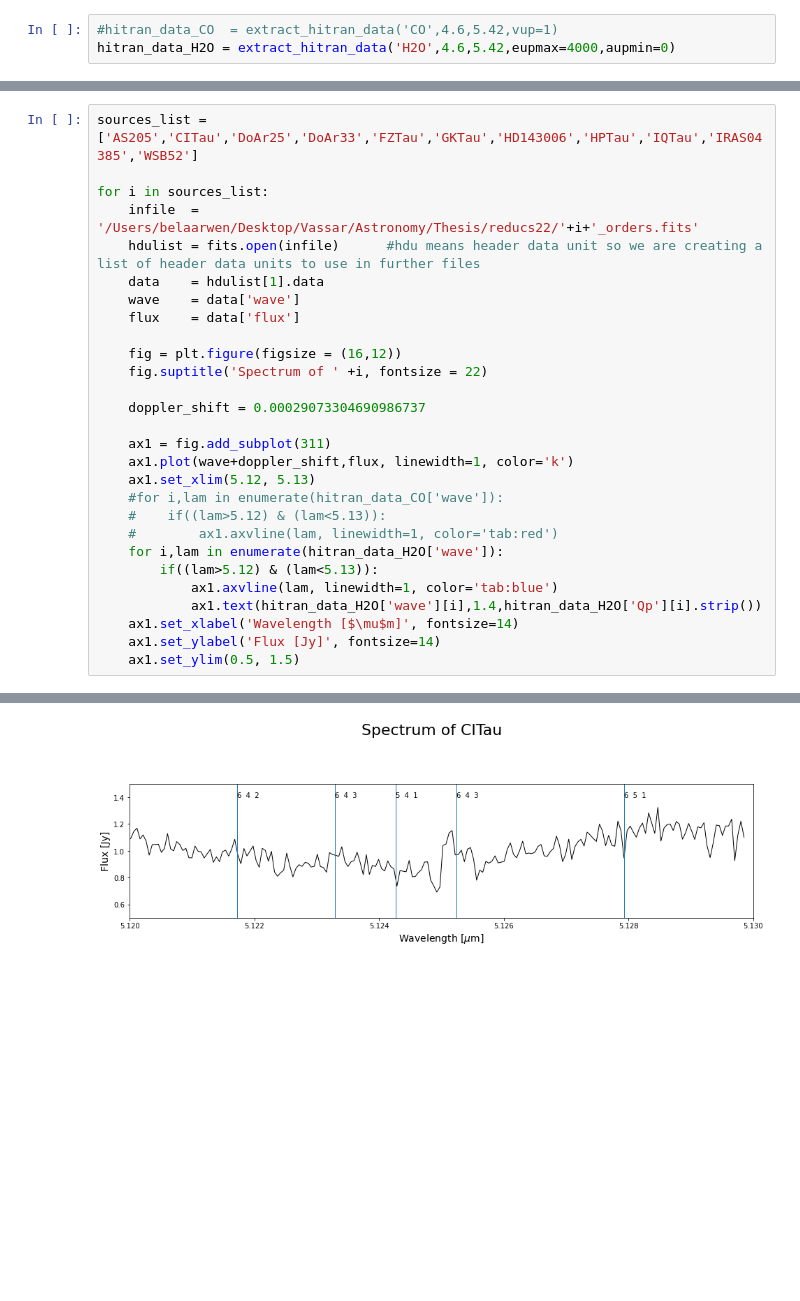
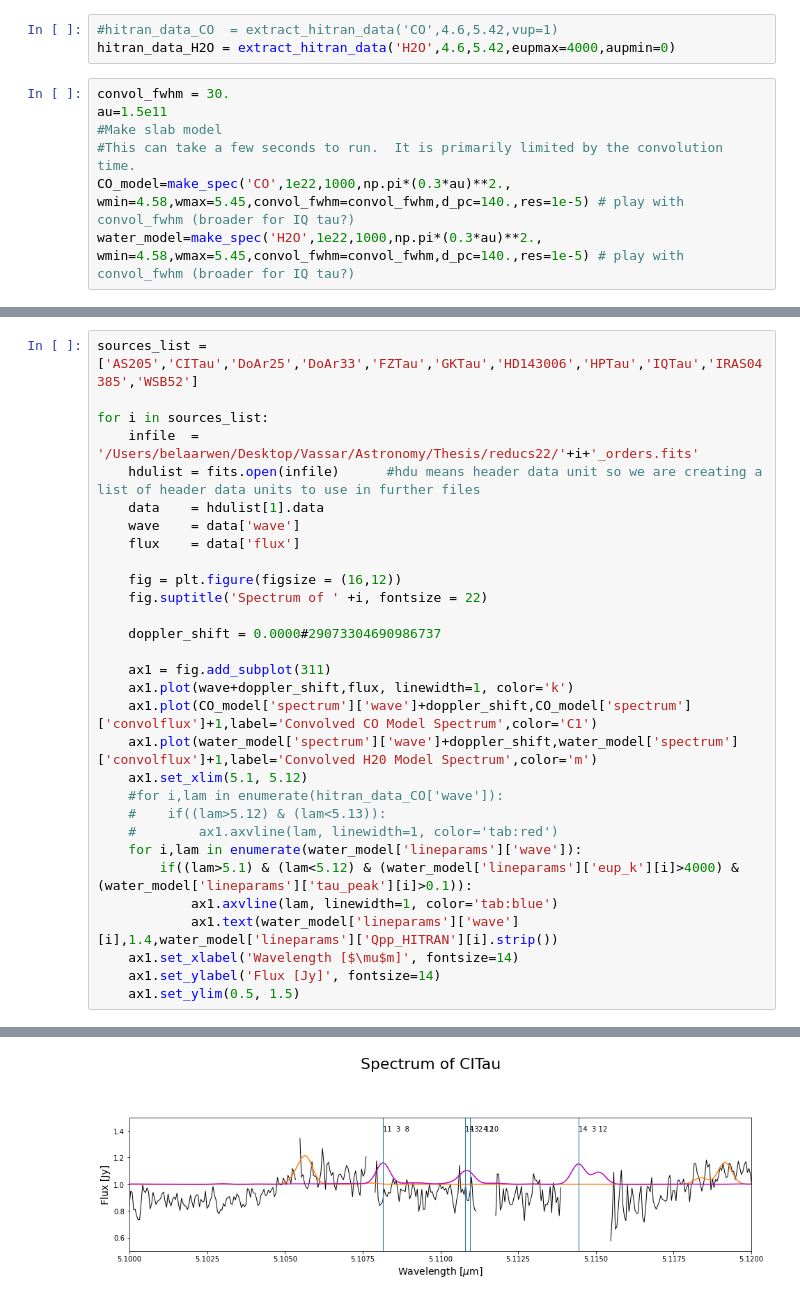
Before and after one commit to Bela-Arwen/Senior_Thesis, a Jupyter notebook: Feature Near 5.125-5.130 microns.ipynb, the cells around one changed output, grey strips where cells are left out. Cells and saved outputs as stored; diff of their text form; blank space fills up the shorter version.

Commit message:
creating new plotting routine notebook

```diff
--- a/Feature Near 5.125-5.130 microns.ipynb
+++ b/Feature Near 5.125-5.130 microns.ipynb
@@ -29,3 +29,10 @@ print(spectools_ir.__file__)
 # %%
 #hitran_data_CO  = extract_hitran_data('CO',4.6,5.42,vup=1)
 hitran_data_H2O = extract_hitran_data('H2O',4.6,5.42,eupmax=4000,aupmin=0)
+# %%
+convol_fwhm = 30.
+au=1.5e11
+#Make slab model
+#This can take a few seconds to run.  It is primarily limited by the convolution time.
+CO_model=make_spec('CO',1e22,1000,np.pi*(0.3*au)**2., wmin=4.58,wmax=5.45,convol_fwhm=convol_fwhm,d_pc=140.,res=1e-5) # play with convol_fwhm (broader for IQ tau?)
+water_model=make_spec('H2O',1e22,1000,np.pi*(0.3*au)**2., wmin=4.58,wmax=5.45,convol_fwhm=convol_fwhm,d_pc=140.,res=1e-5) # play with convol_fwhm (broader for IQ tau?)
@@ -42,18 +74,20 @@ for i in sources_list:
     fig = plt.figure(figsize = (16,12))
     fig.suptitle('Spectrum of ' +i, fontsize = 22)
 
-    doppler_shift = 0.00029073304690986737
+    doppler_shift = 0.0000#29073304690986737
 
     ax1 = fig.add_subplot(311)
     ax1.plot(wave+doppler_shift,flux, linewidth=1, color='k')
-    ax1.set_xlim(5.12, 5.13)
+    ax1.plot(CO_model['spectrum']['wave']+doppler_shift,CO_model['spectrum']['convolflux']+1,label='Convolved CO Model Spectrum',color='C1')
+    ax1.plot(water_model['spectrum']['wave']+doppler_shift,water_model['spectrum']['convolflux']+1,label='Convolved H20 Model Spectrum',color='m')
+    ax1.set_xlim(5.1, 5.12)
     #for i,lam in enumerate(hitran_data_CO['wave']):
     #    if((lam>5.12) & (lam<5.13)):
     #        ax1.axvline(lam, linewidth=1, color='tab:red')
-    for i,lam in enumerate(hitran_data_H2O['wave']):
-        if((lam>5.12) & (lam<5.13)):
+    for i,lam in enumerate(water_model['lineparams']['wave']):
+        if((lam>5.1) & (lam<5.12) & (water_model['lineparams']['eup_k'][i]>4000) & (water_model['lineparams']['tau_peak'][i]>0.1)):
             ax1.axvline(lam, linewidth=1, color='tab:blue')
-            ax1.text(hitran_data_H2O['wave'][i],1.4,hitran_data_H2O['Qp'][i].strip())
+            ax1.text(water_model['lineparams']['wave'][i],1.4,water_model['lineparams']['Qpp_HITRAN'][i].strip())
     ax1.set_xlabel('Wavelength [$\mu$m]', fontsize=14)
     ax1.set_ylabel('Flux [Jy]', fontsize=14)
     ax1.set_ylim(0.5, 1.5)
@@ -62 +96 @@ for i in sources_list:
-[figure, old version]
+[figure, new version]
```
Also changed, not shown: parts of 10 cells of this notebook, 4 other files.
